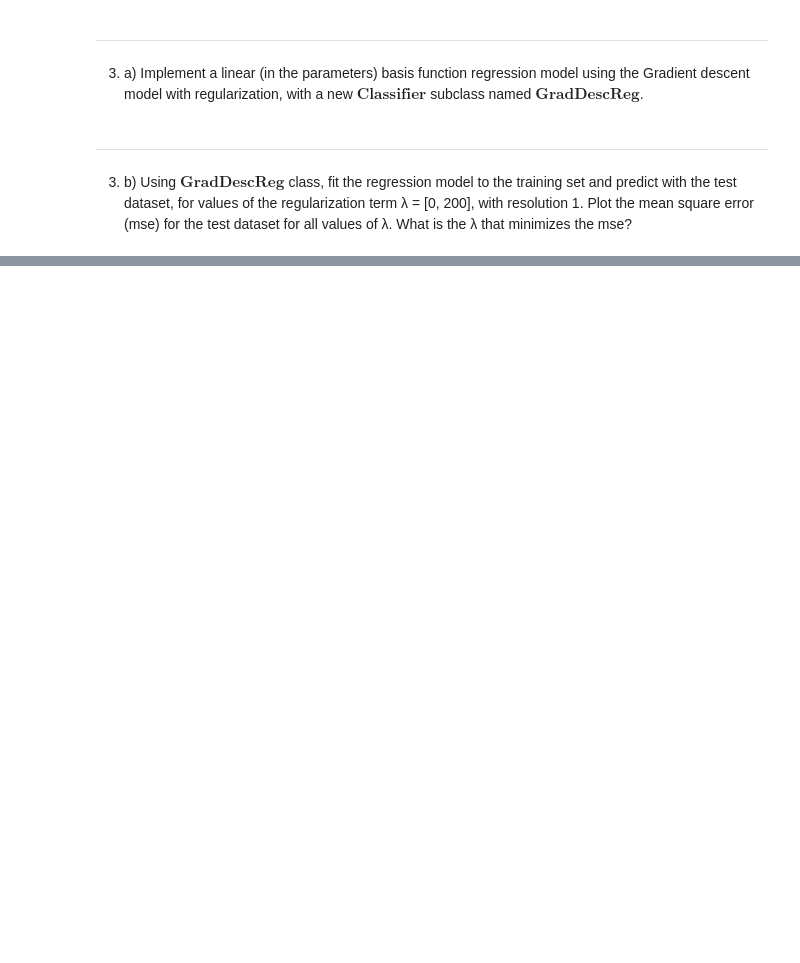
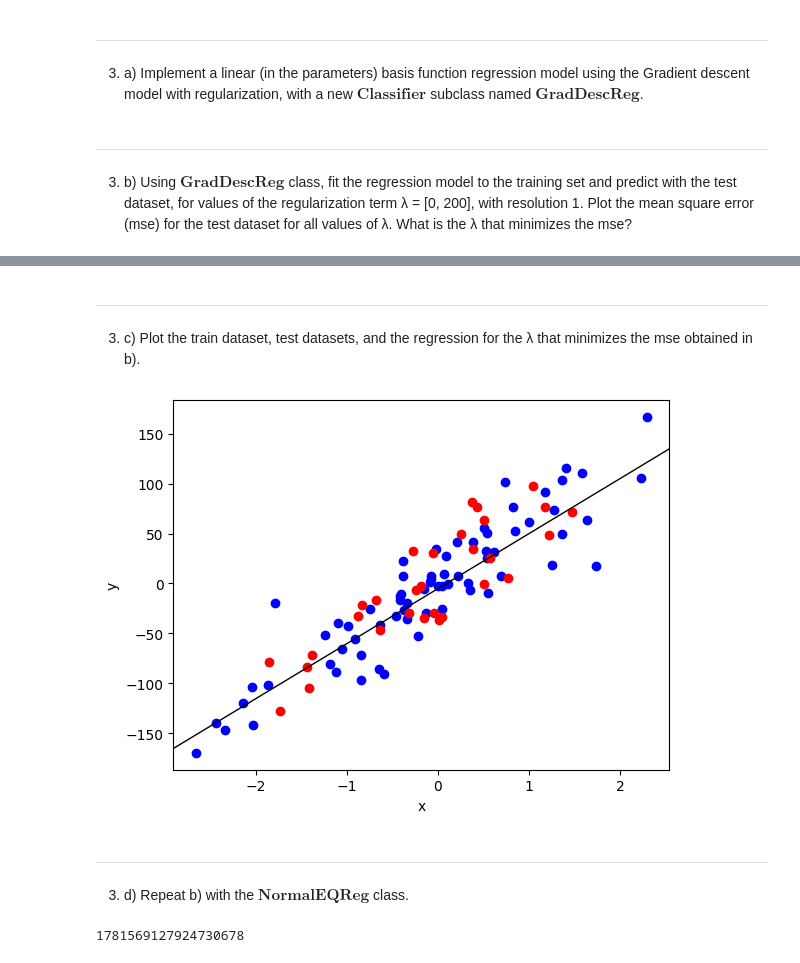
Before and after one commit to Nickurama/Ualg-ML, a Jupyter notebook: lab3/lab03-base.ipynb, the cells around one changed output, grey strips where cells are left out. Cells and saved outputs as stored; diff of their text form; code cells hidden in the pictures; blank space fills up the shorter version.

```diff
--- a/lab3/lab03-base.ipynb
+++ b/lab3/lab03-base.ipynb
@@ -354,0 +368,27 @@ plt.show()
+# %% [markdown]
+---
+3. c) Plot the train dataset, test datasets, and the regression for the λ that minimizes the mse
+obtained in b).
+# %%
+grad_desc_reg.set_lambda(best_lambda)
+grad_desc_reg.fit(X_train, y_train)
+
+thetas = grad_desc_reg.theta()
+intercept = thetas[0][0]
+slope = thetas[1][0]
+
+plt.scatter(X_train, y_train, color = "blue")
+plt.scatter(X_test, y_test, color = "red")
+plt.axline((0, intercept), slope=slope, color="black", linewidth=1)
+plt.xlabel('x')
+plt.ylabel('y')
+plt.show()
+# %% [output]
+[figure, added]
+# %% [markdown]
+---
+3. d) Repeat b) with the $\textbf{NormalEQReg}$ class.
+# %%
+print(seed)
+# %% [output]
+1781569127924730678
```
Also changed, not shown: parts of 12 cells of this notebook.
